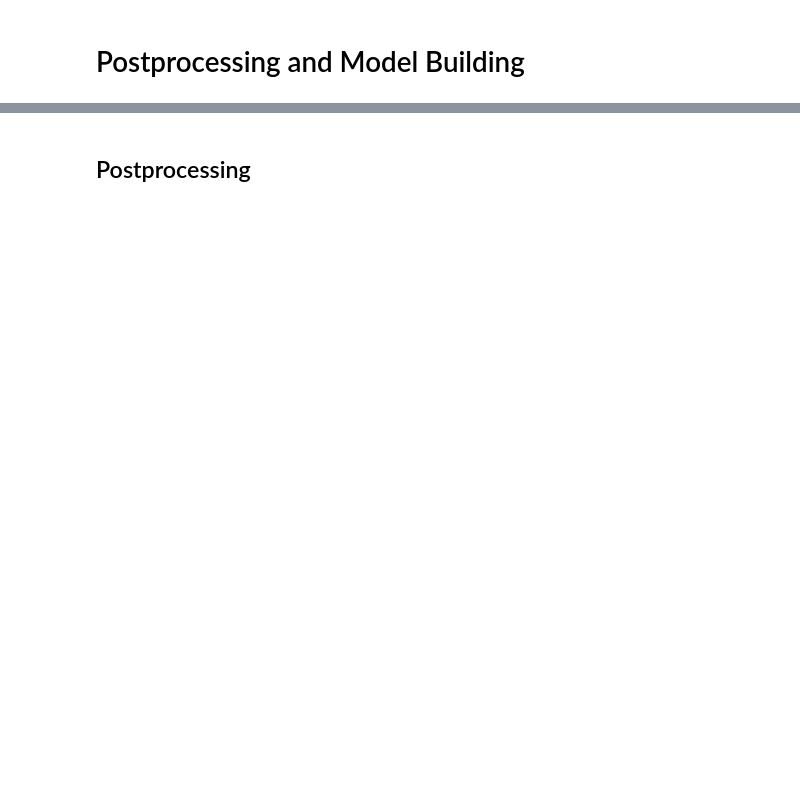
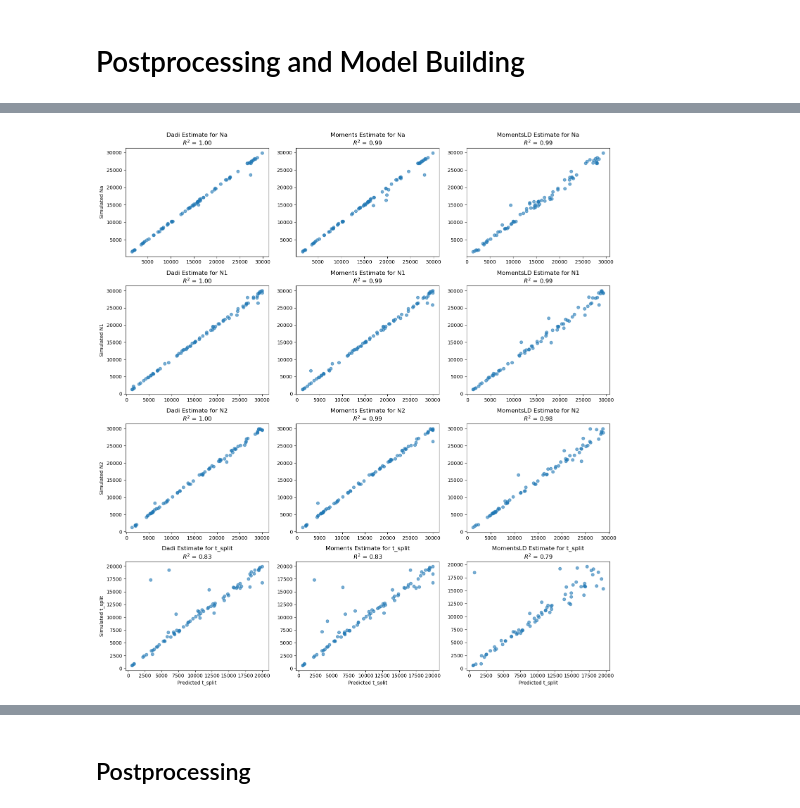
Before and after one commit to ak1376/Demographic_Inference, a Jupyter notebook: notebooks/running_remaining_rules.ipynb, the cells around one changed output, grey strips where cells are left out. Saved outputs shown, nothing was run; the diff lists cells and outputs as text; code cells hidden in the pictures; blank space fills up the shorter version.

```diff
--- a/notebooks/running_remaining_rules.ipynb
+++ b/notebooks/running_remaining_rules.ipynb
@@ -60,3 +57,101 @@ preproc['training']['indices'][0]
+# %%
+import numpy as np
+import matplotlib.pyplot as plt
+from sklearn.metrics import r2_score
+
+# Define the methods and corresponding keys in `post''''`
+methods = {
+    'Dadi': 'dadi_rep1_{}',
+    'Moments': 'moments_rep1_{}',
+    'MomentsLD': 'momentsLD_{}'
+}
+
+# Define the parameters to plot
+parameters = ['Na', 'N1', 'N2', 't_split']
+
+# Load upper and lower bounds from experiment_config
+upper_bounds = experiment_config.get('upper_bound_params', {})
+lower_bounds = experiment_config.get('lower_bound_params', {})
+
+# Function to filter out values outside parameter bounds
+def filter_by_bounds(x, y, param):
+    """
+    Filters predicted values (x) and target values (y) based on parameter bounds.
+
+    Args:
+        x (np.array): Predicted values.
+        y (np.array): Target values.
+        param (str): Parameter name for looking up bounds.
+
+    Returns:
+        Tuple of filtered (x, y) within the bounds.
+    """
+    lower_bound = lower_bounds.get(param, -np.inf)
+    upper_bound = upper_bounds.get(param, np.inf)
+
+    # Mask to keep only values within bounds
+    mask = (x >= lower_bound) & (x <= upper_bound) & (y >= lower_bound) & (y <= upper_bound)
+    return x[mask], y[mask]
+
+# Create a figure with subplots (one row per parameter, 3 columns for methods)
+fig, axes = plt.subplots(len(parameters), 3, figsize=(15, 4 * len(parameters)))
+
+# Loop through parameters and methods to create scatter plots
+for row, param in enumerate(parameters):
+    target_key = f'simulated_params_{param}'
+    if target_key not in preproc['training']['targets']:
+        continue  # Skip if parameter is missing
+
+    target_values = np.array(preproc['training']['targets'][target_key])
+
+    for col, (method, pred_template) in enumerate(methods.items()):
+        pred_key = pred_template.format(param)  # Format the prediction key
+        ax = axes[row, col] if len(parameters) > 1 else axes[col]  # Handle single-row case
+
+        r2 = None  # Default to None
+
+        if pred_key in preproc['training']['predictions']:
+            pred_values = np.array(preproc['training']['predictions'][pred_key])
+
+            # Apply bound-based filtering
+            pred_values_filtered, target_values_filtered = filter_by_bounds(pred_values, target_values, param)
+
+            # Compute R² score if possible
+            if len(pred_values_filtered) > 1 and len(target_values_filtered) > 1:
+                r2 = r2_score(target_values_filtered, pred_values_filtered)
+
+            # Scatter plot (filtered data)
+            ax.scatter(pred_values_filtered, target_values_filtered, alpha=0.6)
+
+            # Determine appropriate axis limits
+            if len(pred_values_filtered) > 0 and len(target_values_filtered) > 0:
+                min_pred, max_pred = np.min(pred_values_filtered), np.max(pred_values_filtered)
+                min_target, max_target = np.min(target_values_filtered), np.max(target_values_filtered)
+
+                # Expand limits slightly for better visualization
+                margin_x = (max_pred - min_pred) * 0.05  # 5% margin
+                margin_y = (max_target - min_target) * 0.05  # 5% margin
+
+                ax.set_xlim(min_pred - margin_x, max_pred + margin_x)
+                ax.set_ylim(min_target - margin_y, max_target + margin_y)
+
+        # Set title with R²
+        if r2 is not None:
+            ax.set_title(f"{method} Estimate for {param}\n$R^2$ = {r2:.2f}")
+        else:
+            ax.set_title(f"{method} Estimate for {param}\n$R^2$ = N/A")
+
+        # Set labels
+        if col == 0:
+            ax.set_ylabel(f"Simulated {param}")
+        if row == len(parameters) - 1:
+            ax.set_xlabel(f"Predicted {param}")
+
+# Adjust layout and show the figure
+plt.tight_layout()
+plt.show()
+# %% [output]
+[figure, added]
 # %%
 preproc['training']['predictions'].columns
 # %% [output]
```
Also changed, not shown: parts of 58 cells of this notebook, 4 other files.
